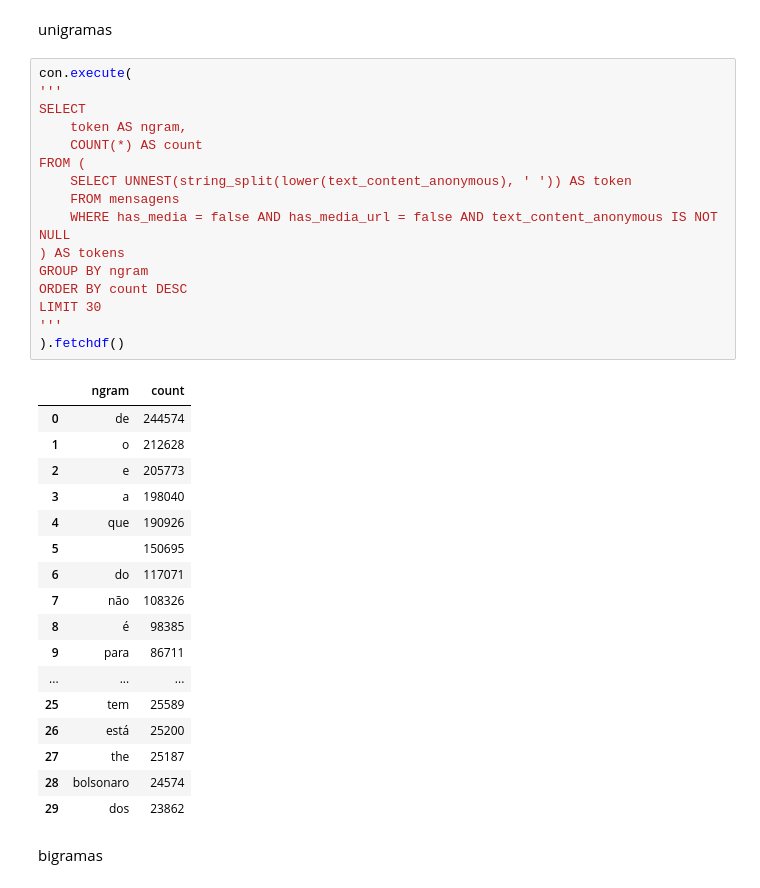
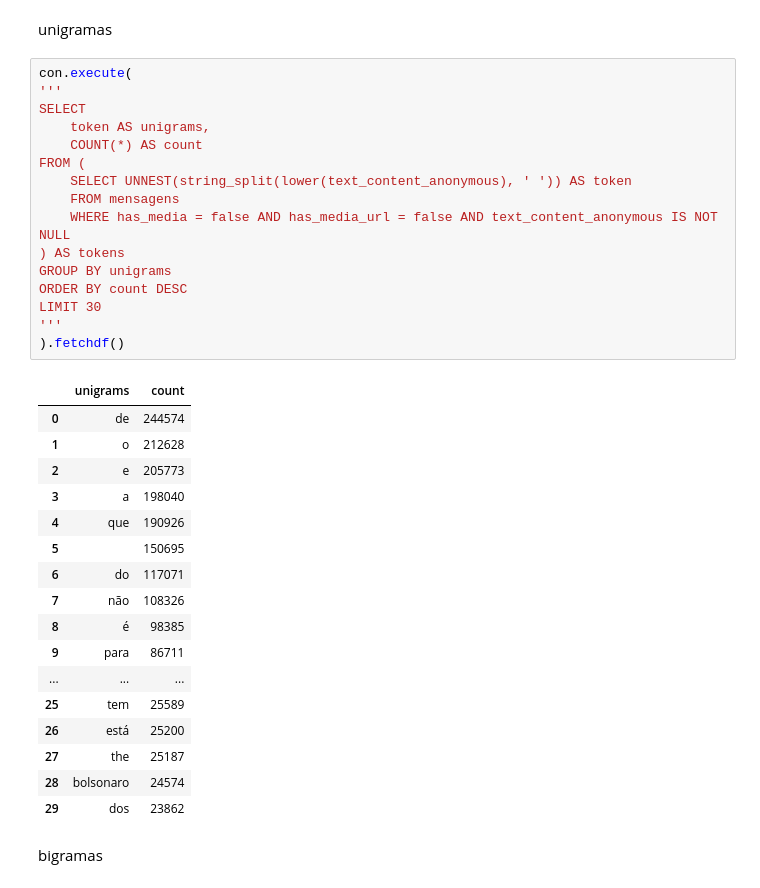
Before and after one commit to lima-alvaro/data-science, a Jupyter notebook: lists/list2.ipynb, the cells around one changed output. Cells and saved outputs as stored; diff of their text form.

```diff
--- a/lists/list2.ipynb
+++ b/lists/list2.ipynb
@@ -383,21 +382,21 @@ unigramas
 # %%
 con.execute(
 '''
 SELECT
-    token AS ngram,
+    token AS unigrams,
     COUNT(*) AS count
 FROM (
     SELECT UNNEST(string_split(lower(text_content_anonymous), ' ')) AS token
     FROM mensagens
     WHERE has_media = false AND has_media_url = false AND text_content_anonymous IS NOT NULL
 ) AS tokens
-GROUP BY ngram
+GROUP BY unigrams
 ORDER BY count DESC
 LIMIT 30
 '''
 ).fetchdf()
 # %% [output]
-|  | ngram | count |
+|  | unigrams | count |
 | 0 | de | 244574 |
 | 1 | o | 212628 |
 | 2 | e | 205773 |
```
Also changed, not shown: parts of 2 cells of this notebook.
